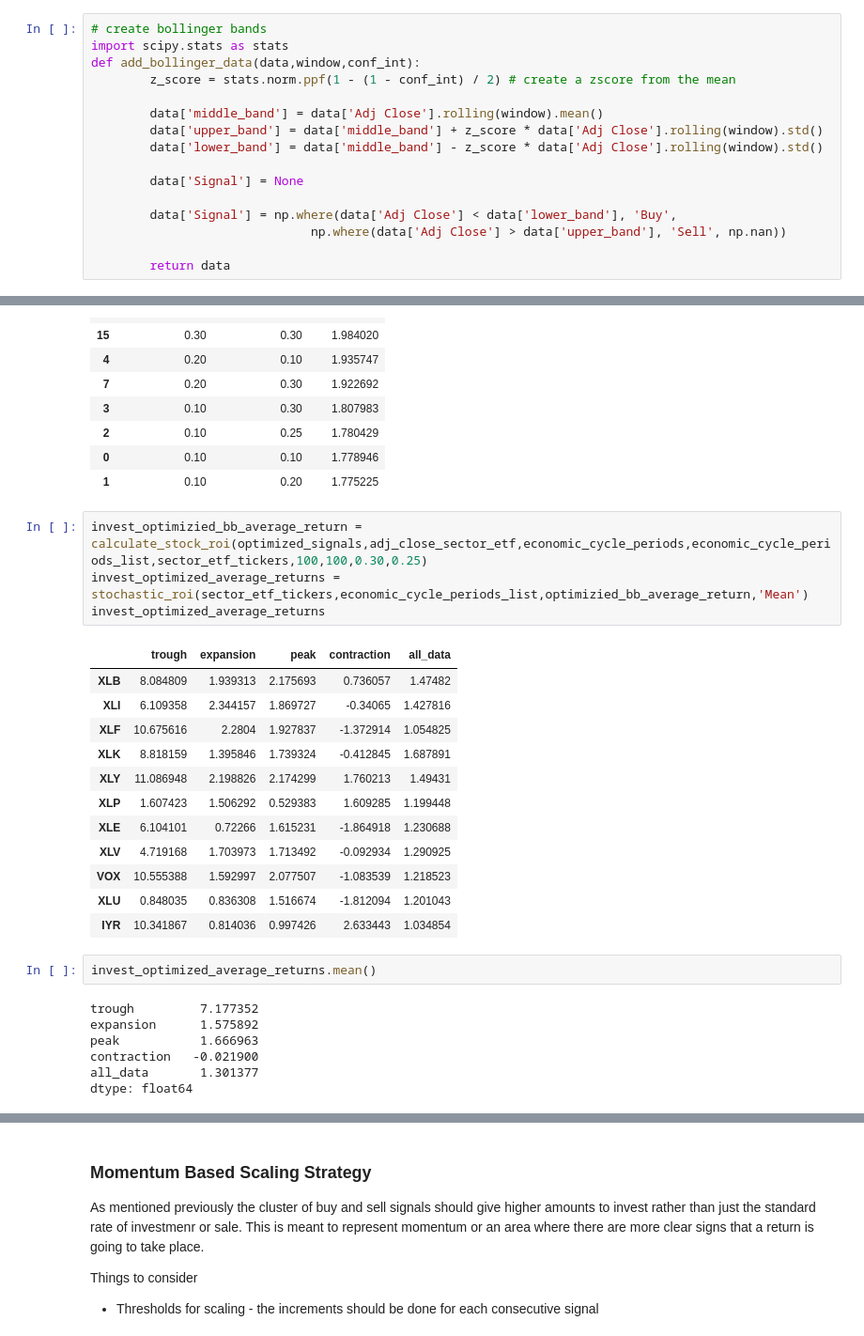
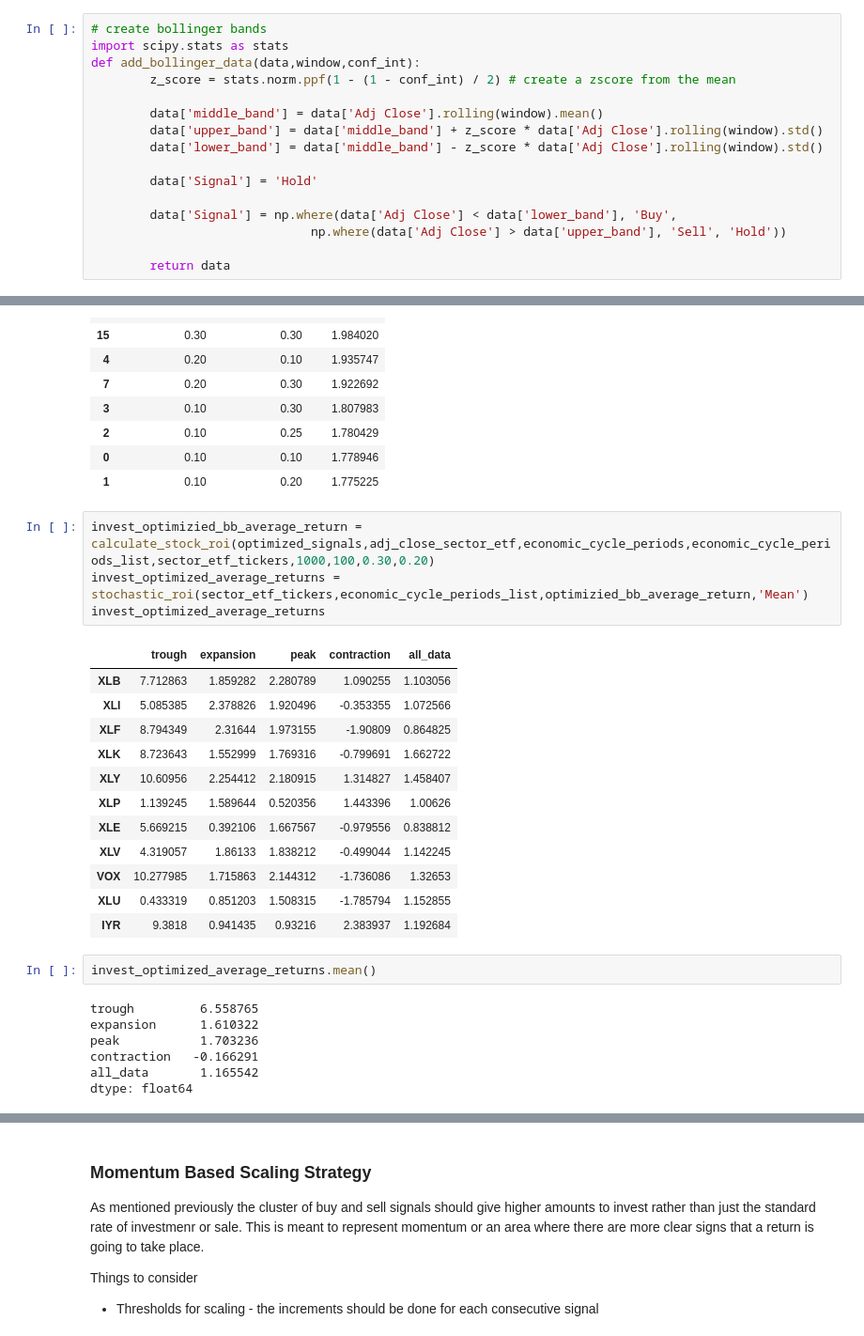
Before and after one commit to bennicholson2/Enhancing-Technical-Analysis-with-Data-Science, a Jupyter notebook: Technical Analysis/bollinger_bands.ipynb, the cells around one changed output, grey strips where cells are left out. Shown at 94% size. Saved outputs shown, nothing was run; the diff lists cells and outputs as text.

```diff
--- a/Technical Analysis/bollinger_bands.ipynb
+++ b/Technical Analysis/bollinger_bands.ipynb
@@ -86,10 +86,10 @@ def add_bollinger_data(data,window,conf_int):
         data['upper_band'] = data['middle_band'] + z_score * data['Adj Close'].rolling(window).std()
         data['lower_band'] = data['middle_band'] - z_score * data['Adj Close'].rolling(window).std()
 
-        data['Signal'] = None
+        data['Signal'] = 'Hold'
 
         data['Signal'] = np.where(data['Adj Close'] < data['lower_band'], 'Buy',
-                              np.where(data['Adj Close'] > data['upper_band'], 'Sell', np.nan))
+                              np.where(data['Adj Close'] > data['upper_band'], 'Sell', 'Hold'))
 
         return data
 # %%
@@ -903,28 +997,28 @@ roi_df.sort_values(by='average_roi',ascending=False)
 | 0 | 0.10 | 0.10 | 1.778946 |
 | 1 | 0.10 | 0.20 | 1.775225 |
 # %%
-invest_optimizied_bb_average_return = calculate_stock_roi(optimized_signals,adj_close_sector_etf,economic_cycle_periods,economic_cycle_periods_list,sector_etf_tickers,100,100,0.30,0.25)
+invest_optimizied_bb_average_return = calculate_stock_roi(optimized_signals,adj_close_sector_etf,economic_cycle_periods,economic_cycle_periods_list,sector_etf_tickers,1000,100,0.30,0.20)
 invest_optimized_average_returns = stochastic_roi(sector_etf_tickers,economic_cycle_periods_list,optimizied_bb_average_return,'Mean')
 invest_optimized_average_returns
 # %% [output]
 |  | trough | expansion | peak | contraction | all_data |
-| XLB | 8.084809 | 1.939313 | 2.175693 | 0.736057 | 1.47482 |
-| XLI | 6.109358 | 2.344157 | 1.869727 | -0.34065 | 1.427816 |
-| XLF | 10.675616 | 2.2804 | 1.927837 | -1.372914 | 1.054825 |
-| XLK | 8.818159 | 1.395846 | 1.739324 | -0.412845 | 1.687891 |
-| XLY | 11.086948 | 2.198826 | 2.174299 | 1.760213 | 1.49431 |
-| XLP | 1.607423 | 1.506292 | 0.529383 | 1.609285 | 1.199448 |
-| XLE | 6.104101 | 0.72266 | 1.615231 | -1.864918 | 1.230688 |
-| XLV | 4.719168 | 1.703973 | 1.713492 | -0.092934 | 1.290925 |
-| VOX | 10.555388 | 1.592997 | 2.077507 | -1.083539 | 1.218523 |
-| XLU | 0.848035 | 0.836308 | 1.516674 | -1.812094 | 1.201043 |
-| IYR | 10.341867 | 0.814036 | 0.997426 | 2.633443 | 1.034854 |
+| XLB | 7.712863 | 1.859282 | 2.280789 | 1.090255 | 1.103056 |
+| XLI | 5.085385 | 2.378826 | 1.920496 | -0.353355 | 1.072566 |
+| XLF | 8.794349 | 2.31644 | 1.973155 | -1.90809 | 0.864825 |
+| XLK | 8.723643 | 1.552999 | 1.769316 | -0.799691 | 1.662722 |
+| XLY | 10.60956 | 2.254412 | 2.180915 | 1.314827 | 1.458407 |
+| XLP | 1.139245 | 1.589644 | 0.520356 | 1.443396 | 1.00626 |
+| XLE | 5.669215 | 0.392106 | 1.667567 | -0.979556 | 0.838812 |
+| XLV | 4.319057 | 1.86133 | 1.838212 | -0.499044 | 1.142245 |
+| VOX | 10.277985 | 1.715863 | 2.144312 | -1.736086 | 1.32653 |
+| XLU | 0.433319 | 0.851203 | 1.508315 | -1.785794 | 1.152855 |
+| IYR | 9.3818 | 0.941435 | 0.93216 | 2.383937 | 1.192684 |
 # %%
 invest_optimized_average_returns.mean()
 # %% [output]
-trough         7.177352
-expansion      1.575892
-peak           1.666963
-contraction   -0.021900
-all_data       1.301377
+trough         6.558765
+expansion      1.610322
+peak           1.703236
+contraction   -0.166291
+all_data       1.165542
 dtype: float64
```
Also changed, not shown: parts of 57 cells of this notebook, 26 other files.
